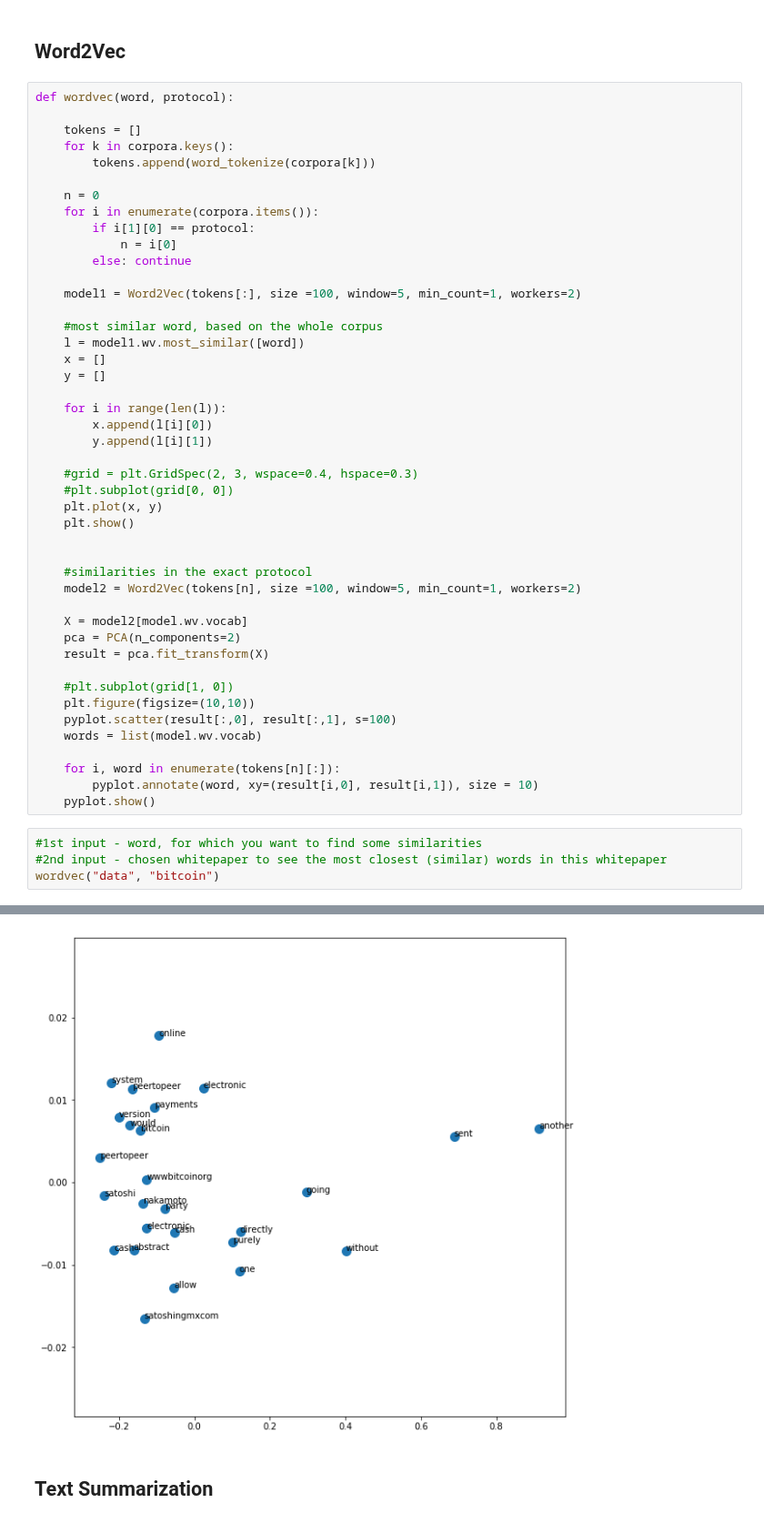
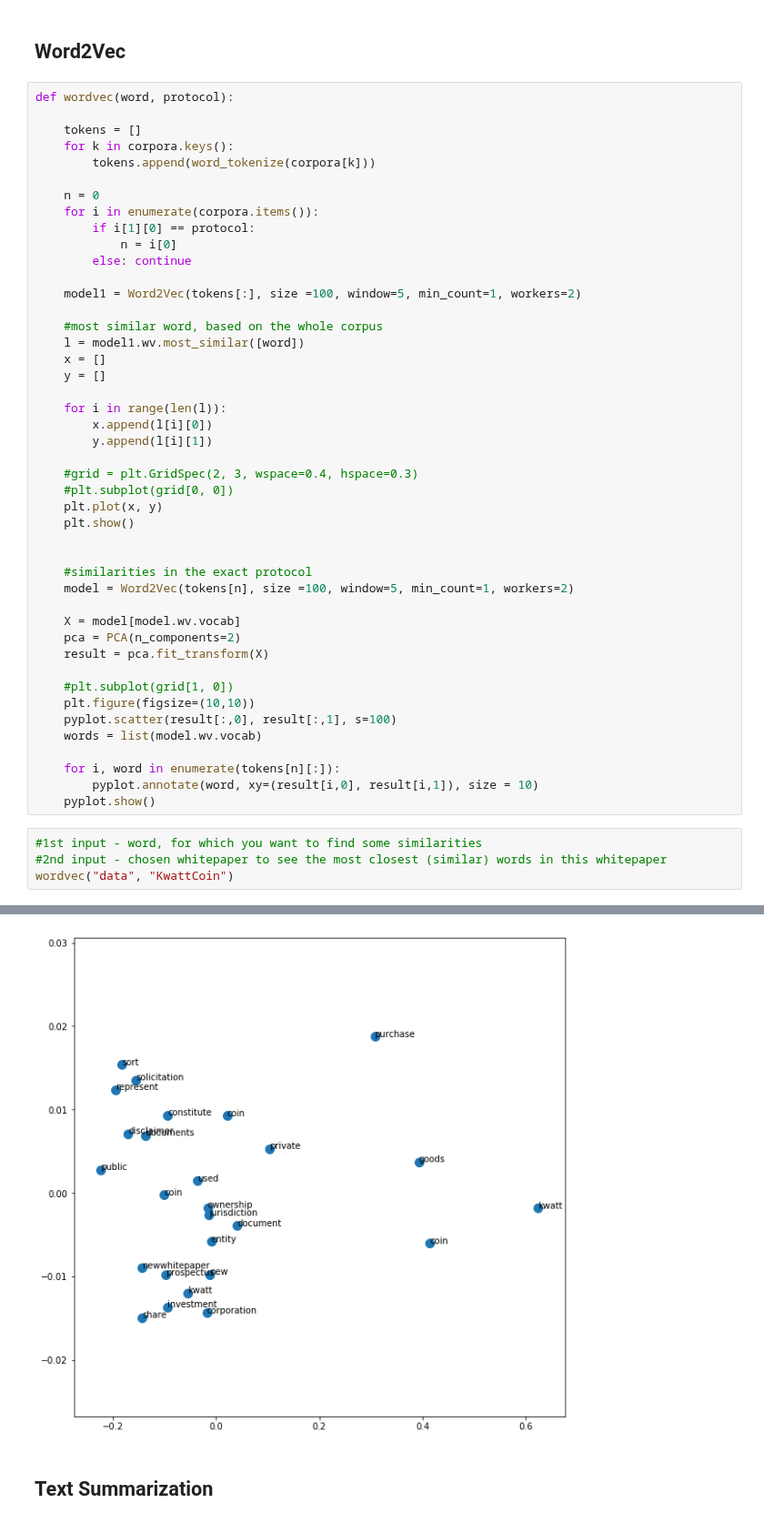
Before and after one commit to luisdiegocm/HWR_DataScience_Project, a Jupyter notebook: notebooks/3- Text Extraction.ipynb, the cells around one changed output, grey strips where cells are left out. Shown at 91% size. Drawn from its saved outputs; the diff is of its cells as text.

```diff
--- a/notebooks/3- Text Extraction.ipynb
+++ b/notebooks/3- Text Extraction.ipynb
@@ -153,9 +158,9 @@ def wordvec(word, protocol):
 
 
     #similarities in the exact protocol
-    model2 = Word2Vec(tokens[n], size =100, window=5, min_count=1, workers=2)
+    model = Word2Vec(tokens[n], size =100, window=5, min_count=1, workers=2)
 
-    X = model2[model.wv.vocab]
+    X = model[model.wv.vocab]
     pca = PCA(n_components=2)
     result = pca.fit_transform(X)
 
@@ -170,5 +175,5 @@ def wordvec(word, protocol):
 # %%
 #1st input - word, for which you want to find some similarities
 #2nd input - chosen whitepaper to see the most closest (similar) words in this whitepaper
-wordvec("data", "bitcoin")
+wordvec("data", "KwattCoin")
 # %% [output]
@@ -176,5 +181,5 @@ wordvec("data", "bitcoin")
 IndexError: index 26 is out of bounds for axis 0 with size 26
-[figure, old version]
+[figure, new version]
 # %% [markdown]
 ## Text Summarization
 # %%
```
Also changed, not shown: parts of 5 cells of this notebook.
